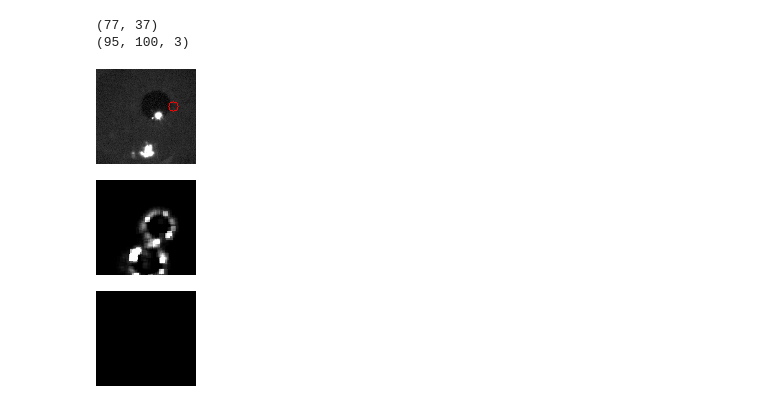
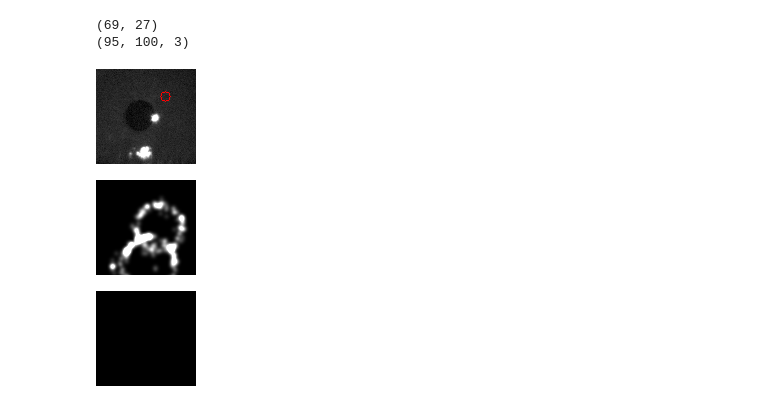
Before and after one commit to JimmyLiu8351/liulabtracking, a Jupyter notebook: eye_test_py.ipynb, the cells around one changed output. Cells and saved outputs as stored; diff of their text form; code cells hidden in the pictures.

```diff
--- a/eye_test_py.ipynb
+++ b/eye_test_py.ipynb
@@ -93,8 +93,10 @@ def frst(img, radii, alpha, beta, stdFactor, mode='BOTH'):
 
     return S[radii:-radii,radii:-radii]
 # %%
+# opening the video in videocapture
+
 file_path = "/content/gdrive/MyDrive/mouse_eye_tracking/fixedSFblink.avi"
-vidcap = cv2.VideoCapture(file_path)
+vidcap = cv.VideoCapture(file_path)
 
 #file_path = "/content/gdrive/MyDrive/mouse_eye_tracking/Black_Circle.jpg"
 #frame = cv2.imread(file_path)
@@ -111,25 +132,24 @@ cv2_imshow(frame)
 # %%
-ten = frst(cv2.cvtColor(frame, cv2.COLOR_BGR2GRAY), 10, 2, 0.2, 5, mode='DARK')
-twelve = frst(cv2.cvtColor(frame, cv2.COLOR_BGR2GRAY), 12, 2, 0.2, 6, mode='DARK')
-fourteen = frst(cv2.cvtColor(frame, cv2.COLOR_BGR2GRAY), 14, 2, 0.2, 7, mode='DARK')
+# running frst on image
+
+ten = frst(cv.cvtColor(frame, cv.COLOR_BGR2GRAY), 20, 2, 0.2, 0, mode='DARK')
+twelve = frst(cv.cvtColor(frame, cv.COLOR_BGR2GRAY), 20, 2, 0.2, 0, mode='DARK')
+fourteen = frst(cv.cvtColor(frame, cv.COLOR_BGR2GRAY), 20, 2, 0.2, 0, mode='DARK')
 
 arr2D = np.add(ten, twelve, fourteen)
-
-#cv2_imshow(np.multiply(np.abs(arr2D), 10000))
 
 eye = np.unravel_index(arr2D.argmin(), arr2D.shape)
 print(eye)
 print(frame.shape)
-cv2.circle(frame, eye, 5, (0,0,255))
+cv.circle(frame, eye, 5, (0,0,255))
 cv2_imshow(frame)
-#cv2_imshow(cv2.cvtColor(frame, cv2.COLOR_BGR2GRAY))
 # %% [output]
-(77, 37)
+(69, 27)
 (95, 100, 3)
-[figure, old version]
+[figure, new version]
 # %%
 cv2_imshow(np.multiply(arr2D, -10000))
 cv2_imshow(np.multiply(arr2D, 10000))
 # %% [output]
-[figure, old version]
+[figure, new version]
 [figure]
```
Also changed, not shown: parts of 4 cells of this notebook.
